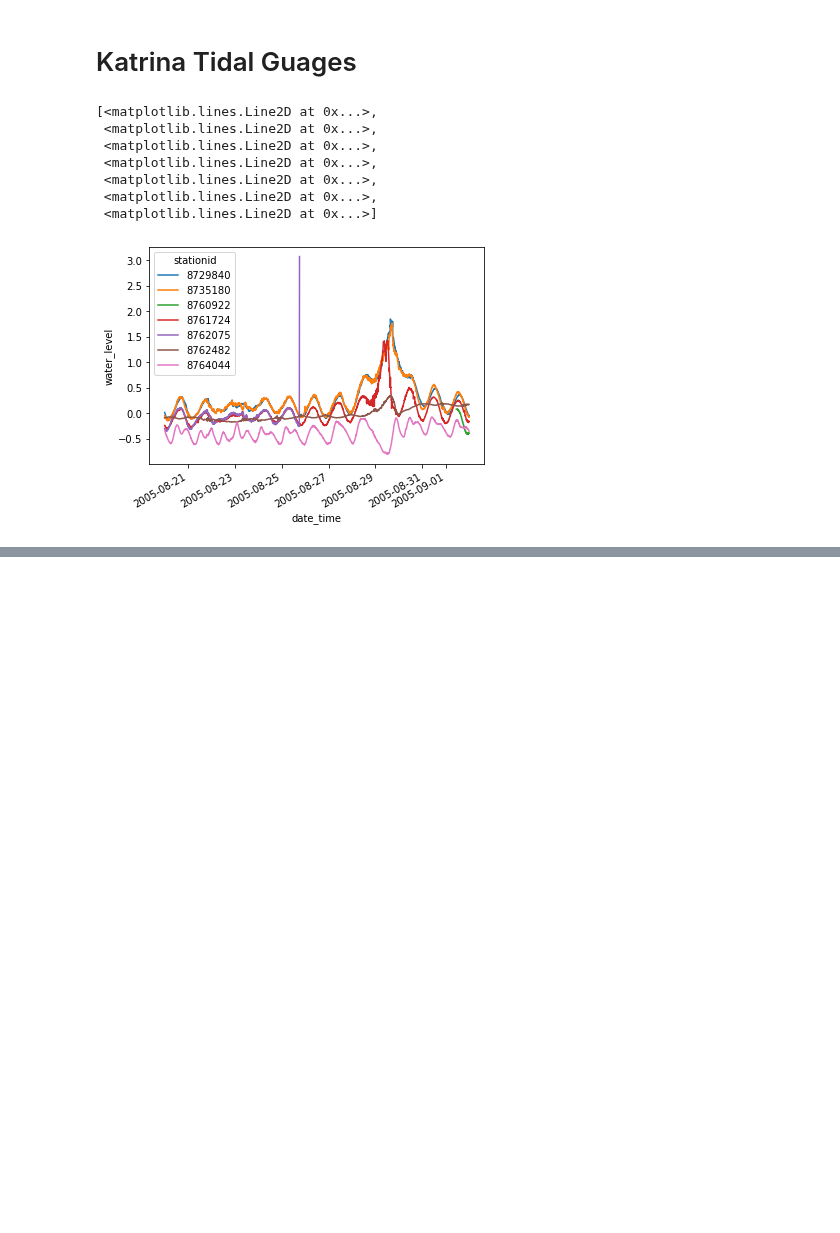
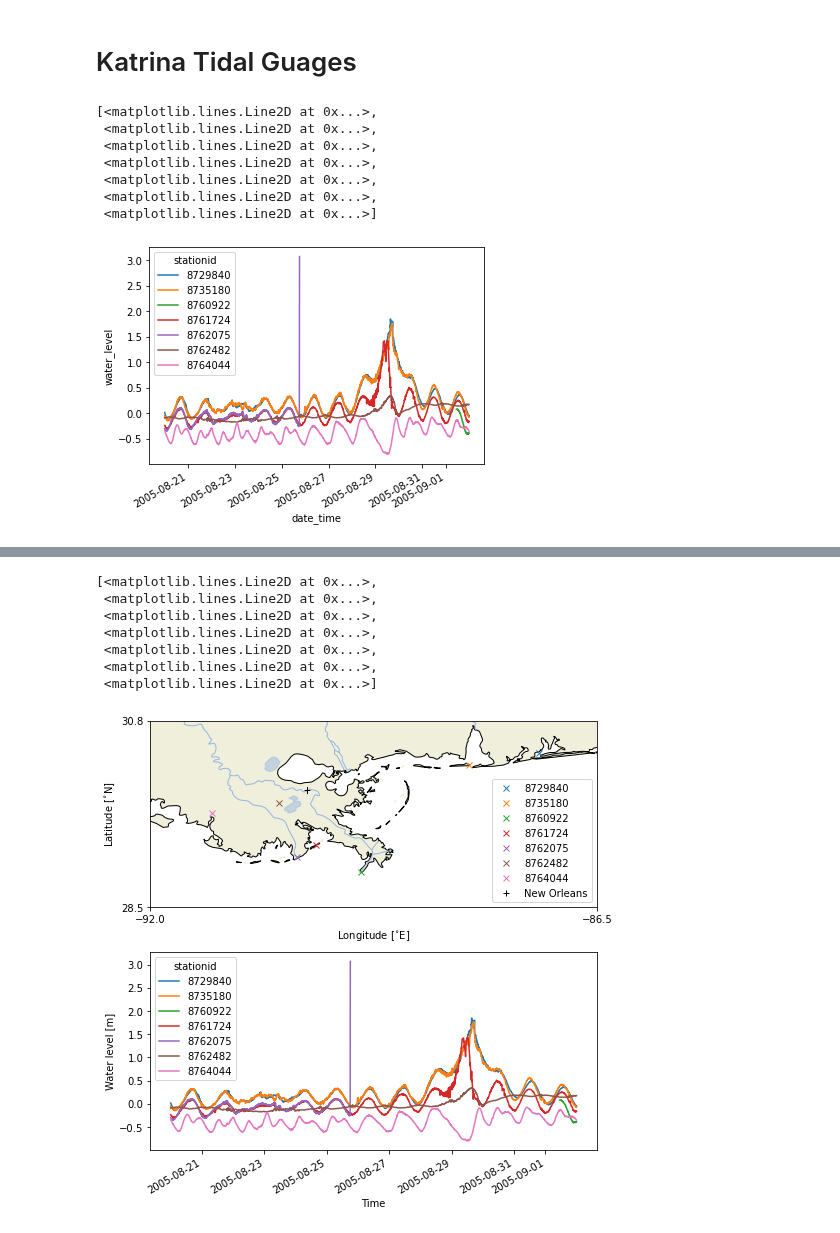
Before and after one commit to sdat2/adcirc-emulation, a Jupyter notebook: notebooks/exploratory/Katrina-Tidal-Guages.ipynb, the cells around one changed output, grey strips where cells are left out. Drawn from its saved outputs; the diff is of its cells as text; code cells hidden in the pictures; blank space fills up the shorter version.

```diff
--- a/notebooks/exploratory/Katrina-Tidal-Guages.ipynb
+++ b/notebooks/exploratory/Katrina-Tidal-Guages.ipynb
@@ -74,0 +82,31 @@ era5.sel(time="2005-08-28T00:00:00").tp.plot()
+# %%
+import numpy as np
+import matplotlib.pyplot as plt
+import matplotlib.gridspec as gridspec
+import cartopy.crs as ccrs
+import cartopy.feature as cfeature
+
+fig = plt.figure(figsize=(8,8))
+gs = fig.add_gridspec(2, 3)
+
+ax1 = fig.add_subplot(gs[0, :], projection=ccrs.PlateCarree())
+plot_guages_map(ax1)
+#ax1.coastlines(resolution='auto', color='k')
+# ax1.gridlines(color='lightgrey', linestyle='-', draw_labels=True)
+
+ax2 = fig.add_subplot(gs[1, :])
+# ax2.plot([1, 2], [3, 4])
+ds.water_level.attrs["long_name"] = "Water level"
+ds.water_level.attrs["units"] = "m"
+# ds.water_level.attrs["units"] = "m"
+ds["date_time"].attrs["long_name"] = "Time"
+ds.water_level.plot.line(ax=ax2, hue="stationid")
+# %% [output]
+[<matplotlib.lines.Line2D at 0x...>,
+ <matplotlib.lines.Line2D at 0x...>,
+ <matplotlib.lines.Line2D at 0x...>,
+ <matplotlib.lines.Line2D at 0x...>,
+ <matplotlib.lines.Line2D at 0x...>,
+ <matplotlib.lines.Line2D at 0x...>,
+ <matplotlib.lines.Line2D at 0x...>]
+[figure, added]
```
Also changed, not shown: parts of 11 cells of this notebook, 1 other file.
